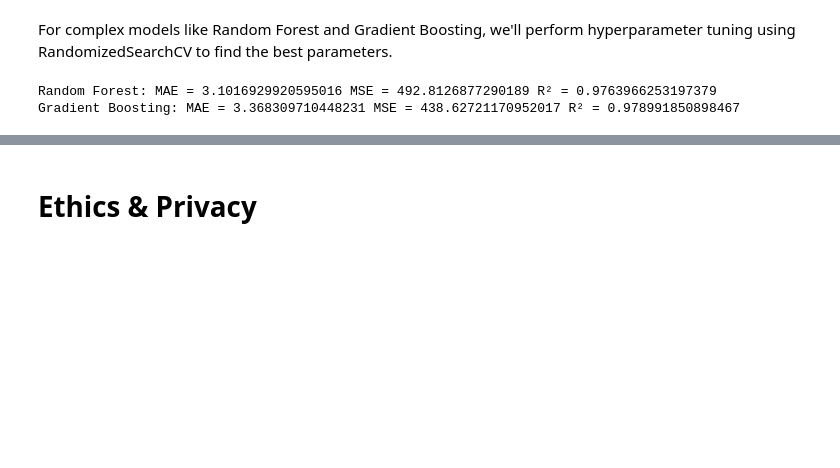
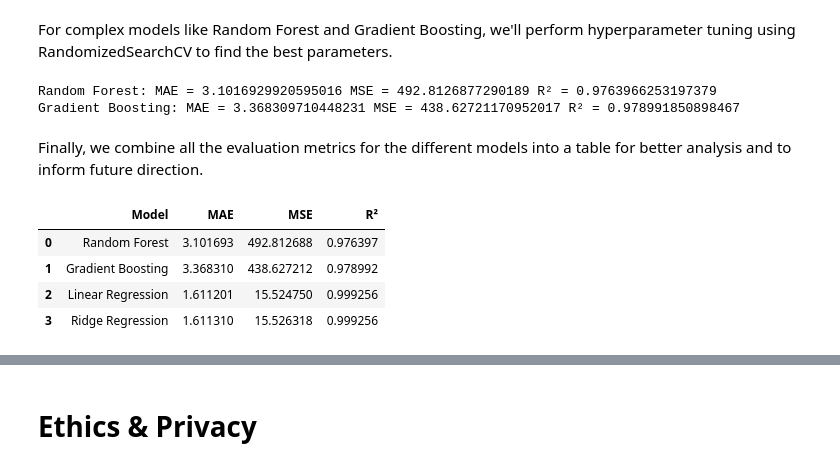
Before and after one commit to JacquelynGarcia/ESGStockPredictor, a Jupyter notebook: EDACheckpoint_Group025-FA24.ipynb, the cells around one changed output, grey strips where cells are left out. Saved outputs shown, nothing was run; the diff lists cells and outputs as text; code cells hidden in the pictures; blank space fills up the shorter version.

Commit message:
some analysis and comparison of models

```diff
--- a/EDACheckpoint_Group025-FA24.ipynb
+++ b/EDACheckpoint_Group025-FA24.ipynb
@@ -382,3 +382,9 @@ gb_mae, gb_mse, gb_r2 = evaluate_model(gb_model, X_test_scaled, y_test)
 print("Gradient Boosting: MAE =", gb_mae, "MSE =", gb_mse, "R² =", gb_r2)
 # %% [output]
 Gradient Boosting: MAE = 27.90746393537541 MSE = 2942.4268201254336 R² = 0.8590718046957799
+# %%
+# Ridge Regression
+ridge = Ridge()
+ridge.fit(X_train_scaled, y_train)
+ridge_mae, ridge_mse, ridge_r2 = evaluate_model(ridge, X_test_scaled, y_test)
+print("Ridge Regression: MAE =", ridge_mae, "MSE =", ridge_mse, "R² =", ridge_r2)
@@ -440,3 +448,22 @@ print("Gradient Boosting: MAE =", gb_mae, "MSE =", gb_mse, "R² =", gb_r2)
 # %% [output]
 Random Forest: MAE = 3.1016929920595016 MSE = 492.8126877290189 R² = 0.9763966253197379
 Gradient Boosting: MAE = 3.368309710448231 MSE = 438.62721170952017 R² = 0.978991850898467
+# %% [markdown]
+Finally, we combine all the evaluation metrics for the different models into a table for better analysis and to inform future direction.
+# %%
+# Compile the results into a DataFrame for comparison
+results = pd.DataFrame({
+    'Model': ['Random Forest', 'Gradient Boosting', 'Linear Regression', 'Ridge Regression'],
+    'MAE': [rf_mae, gb_mae, lr_mae, ridge_mae],
+    'MSE': [rf_mse, gb_mse, lr_mse, ridge_mse],
+    'R²': [rf_r2, gb_r2, lr_r2, ridge_r2]
+})
+
+# Display the comparison
+results
+# %% [output]
+|  | Model | MAE | MSE | R² |
+| 0 | Random Forest | 3.101693 | 492.812688 | 0.976397 |
+| 1 | Gradient Boosting | 3.368310 | 438.627212 | 0.978992 |
+| 2 | Linear Regression | 1.611201 | 15.524750 | 0.999256 |
+| 3 | Ridge Regression | 1.611310 | 15.526318 | 0.999256 |
```
Also changed, not shown: parts of 4 cells of this notebook.
